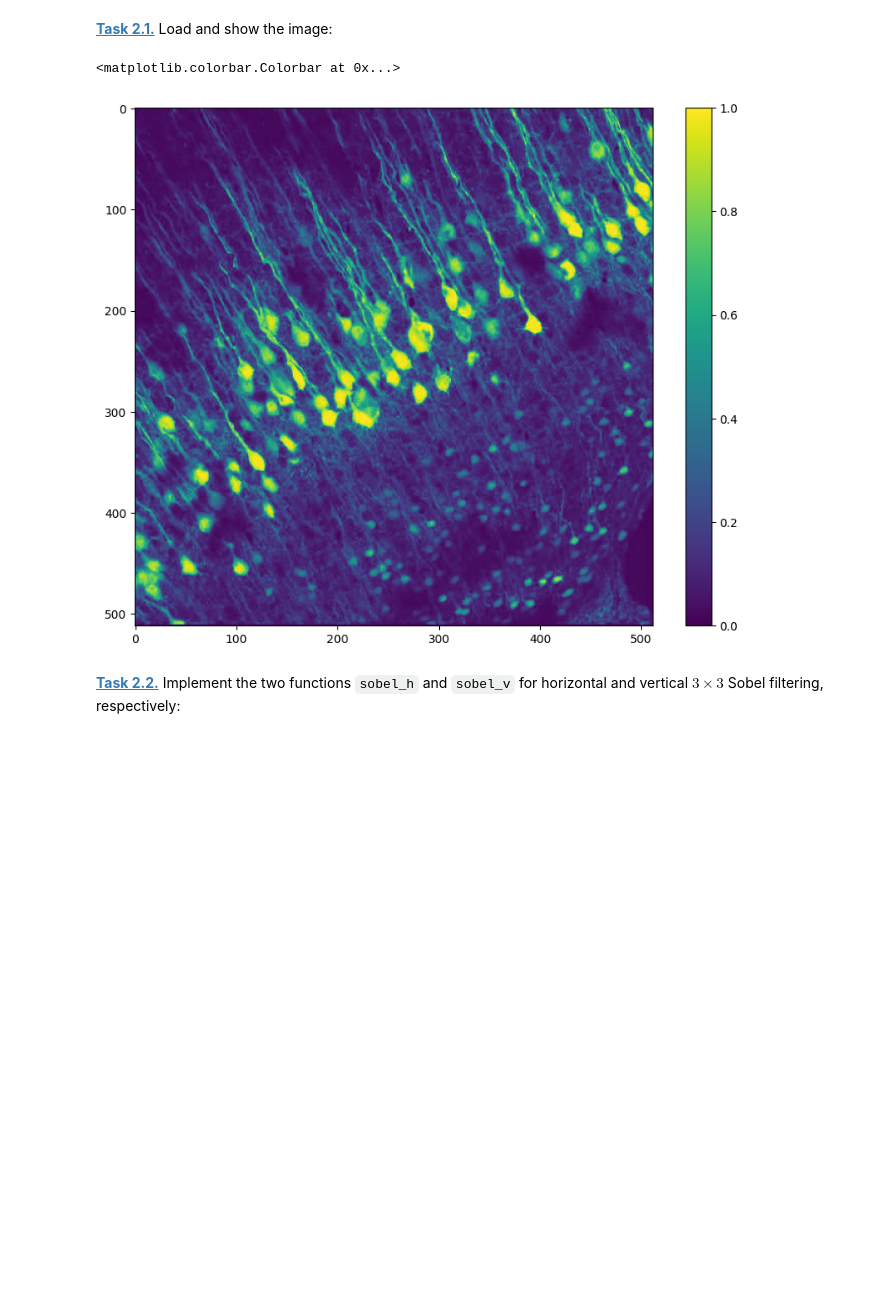
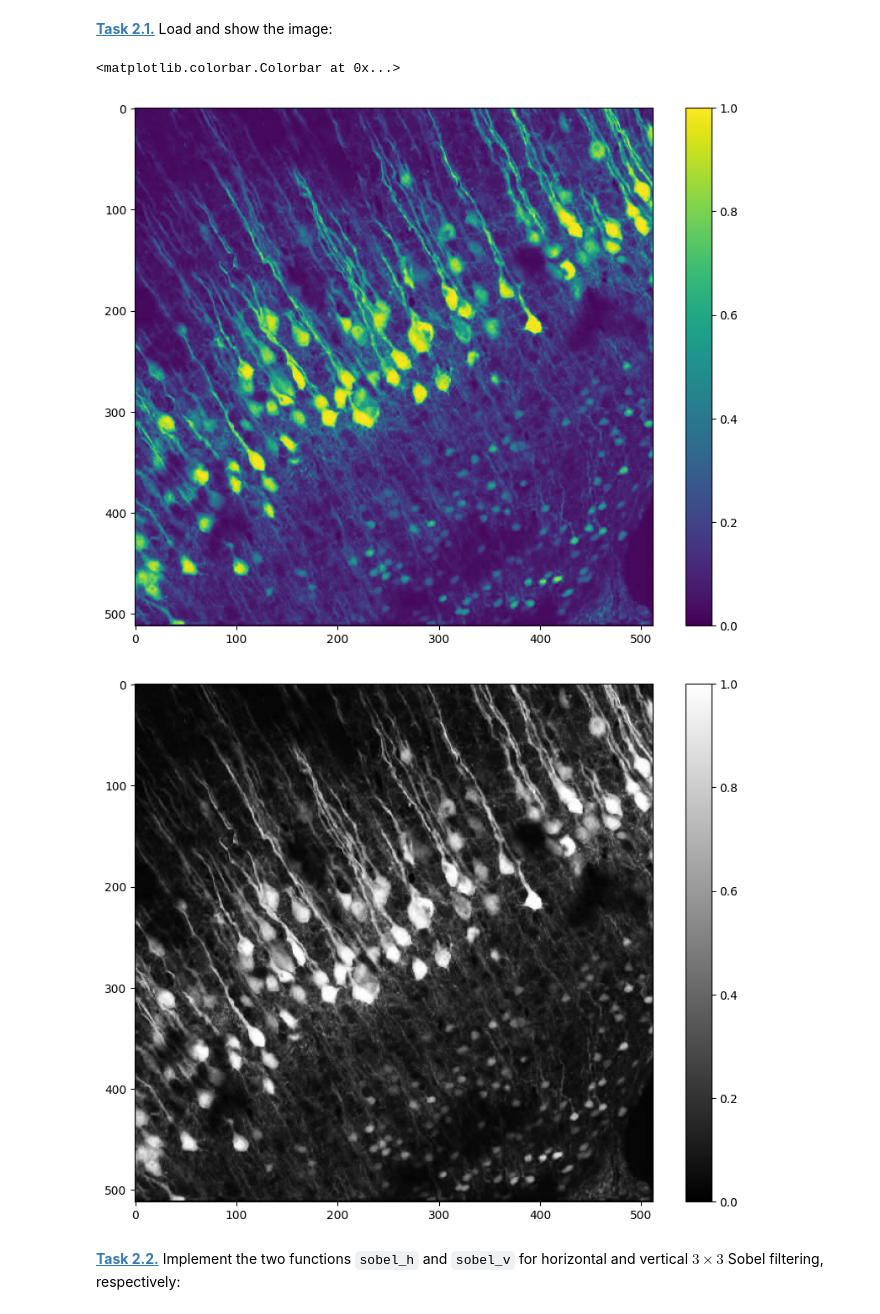
Before and after one commit to ZoeK194/mobi-fs5-python, a Jupyter notebook: sobel.ipynb, the cells around one changed output. Cells and saved outputs as stored; diff of their text form; code cells hidden in the pictures; blank space fills up the shorter version.

```diff
--- a/sobel.ipynb
+++ b/sobel.ipynb
@@ -8,12 +8,19 @@ import matplotlib.pyplot as plt
 # %%
 img = plt.imread('data/cells.png')
 
 plt.figure(figsize=(10, 8))
 plt.imshow(img)
 plt.colorbar()
+
+gray_img = plt.imread('data/cells.png')
+
+plt.figure(figsize=(10, 8))
+plt.imshow(img,cmap='gray')
+plt.colorbar()
 # %% [output]
 <matplotlib.colorbar.Colorbar at 0x...>
 [figure]
+[figure, added]
 # %% [markdown]
 **[Task 2.2.]()** Implement the two functions `sobel_h` and `sobel_v` for horizontal and vertical $3 \times 3$ Sobel filtering, respectively:
 # %%
```
Also changed, not shown: parts of 1 cell of this notebook.
